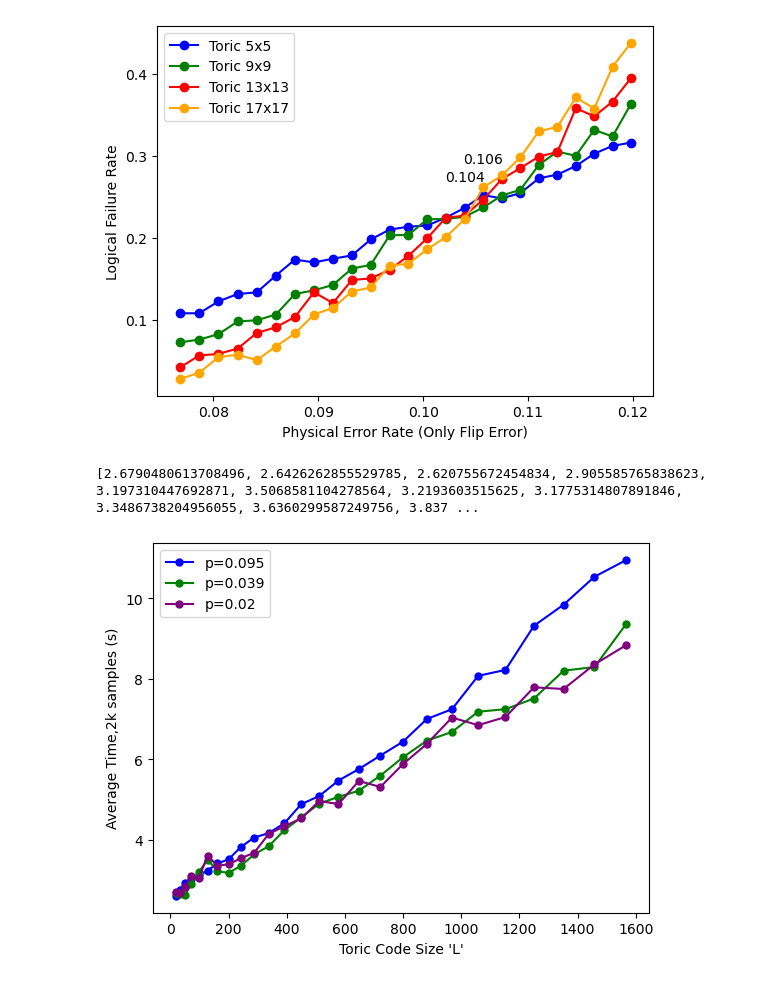
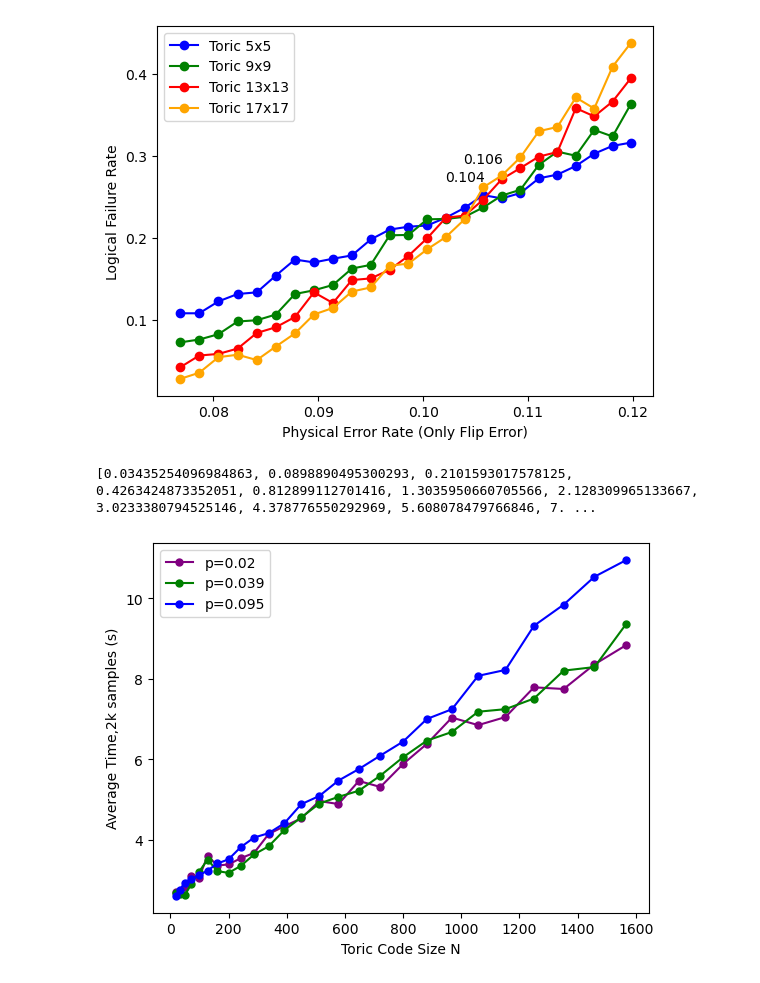
Before and after one commit to Winfred666/SurfaceCode-MWPMDecoder, a Jupyter notebook: testbench/visualizer.ipynb, the cells around one changed output. Drawn from its saved outputs; the diff is of its cells as text; code cells hidden in the pictures.

Commit message:
finish ours test

```diff
--- a/testbench/visualizer.ipynb
+++ b/testbench/visualizer.ipynb
@@ -168,15 +168,15 @@ def check_error(error_g,correct_g):
 #now try to read from a file and plot the result
 
 test_num = 2000
-test_batches = 26
+test_batches = 25
 testset_list = []
 resultset_list = []
 for i in range(test_batches):
     testset_list.append(read_test_file("test"+str(i)+".npz"))
     resultset_list.append(read_result_file("result"+str(i)+".npz"))
 
-batch_index = 4
-vi= 8
+batch_index = 2
+vi= 1
 print("lattice with error, green-Y(bit-phase flip), blue-Z(phase flip) , red-X(bit flip):")
 plot_lattice(testset_list[batch_index][vi],testset_list[batch_index][vi]["sizeX"],testset_list[batch_index][vi]["sizeY"])
 # print("syndrome X:")
@@ -250,38 +256,44 @@ plt.show()
 # time complexity of blossom algorithm is O(n^3)
 
 ave_time_list_p001_sparseblossom = [2.708850145339966, 2.6779720783233643, 2.8156070709228516, 3.1036834716796875, 3.048625946044922, 3.5983729362487793, 3.3589956760406494, 3.3869259357452393, 3.540484666824341, 3.6748149394989014, 4.142287731170654, 4.336275100708008, 4.53142237663269, 4.961398363113403, 4.886938810348511, 5.4609291553497314, 5.311902761459351, 5.881735324859619, 6.383208990097046, 7.035927772521973, 6.848365068435669, 7.048688173294067, 7.787708044052124, 7.746206521987915, 8.358363151550293, 8.840993881225586]
 ave_time_list_p002_sparseblossom = [2.6790480613708496, 2.6426262855529785, 2.620755672454834, 2.905585765838623, 3.197310447692871, 3.5068581104278564, 3.2193603515625, 3.1775314807891846, 3.3486738204956055, 3.6360299587249756, 3.837155342102051, 4.238603353500366, 4.5546793937683105, 4.897956848144531, 5.0664613246917725, 5.217644691467285, 5.593734502792358, 6.0507121086120605, 6.46352219581604, 6.677972316741943, 7.1812684535980225, 7.244709491729736, 7.509419918060303, 8.202259063720703, 8.291025400161743, 9.373029232025146]
 ave_time_list_p005_sparseblossom = [2.6042439937591553, 2.748619556427002, 2.9370028972625732, 3.021587371826172, 3.1119513511657715, 3.235591173171997, 3.4106404781341553, 3.513197183609009, 3.8165979385375977, 4.055023670196533, 4.163686752319336, 4.410141944885254, 4.883305788040161, 5.087512493133545, 5.47108268737793, 5.756395578384399, 6.091907978057861, 6.4382243156433105, 7.001672267913818, 7.2431089878082275, 8.073237657546997, 8.220094919204712, 9.31683897972107, 9.841895341873169, 10.536110162734985, 10.953365564346313]
 # this is toric code size, L, not N
 
+
+ave_time_list_m20_ours = [0.03591108322143555, 0.0736699104309082, 0.23602986335754395, 0.5736174583435059, 1.3535192012786865, 2.4927146434783936, 5.418102264404297, 9.578774452209473, 15.548527240753174, 25.946569442749023, 40.54640293121338, 56.029338121414185, 76.84418439865112, 97.84628772735596, 128.0354199409485]
+ave_time_list_m15_ours = [0.03317689895629883, 0.09982705116271973, 0.23319244384765625, 0.5849206447601318, 1.3794984817504883, 2.5203490257263184, 4.990632057189941, 8.701904535293579, 13.191720008850098, 19.839821577072144, 27.23288083076477, 36.551472187042236, 45.510831117630005, 60.019898414611816, 76.68719625473022]
+ave_time_list_m5_ours = [0.03435254096984863, 0.0898890495300293, 0.2101593017578125, 0.4263424873352051, 0.812899112701416, 1.3035950660705566, 2.128309965133667, 3.0233380794525146, 4.378776550292969, 5.608078479766846, 7.794077396392822, 10.346102952957153, 13.74793267250061, 17.436210870742798, 22.944544076919556]
+
 time_x = np.arange(3,29,1,dtype=int)**2 *2
-
 
 ave_time_list=[]
 
 for ii in range(0,test_batches):
     ave_time=0
     for i in range(0,test_num):
         ave_time += resultset_list[ii][i]["time"]
     ave_time = ave_time
     ave_time_list.append(ave_time)
 print(ave_time_list)
 # Create a figure and axis
 fig, ax = plt.subplots()
 # Plot the lines
 
-ax.plot(time_x, ave_time_list_p005, label=f'p={round(get_z_errorrate(0.05),3)}', color='blue', marker='o',markersize=5)
-ax.plot(time_x, ave_time_list_p002, label=f'p={round(get_z_errorrate(0.02),3)}', color='green', marker='o',markersize=5)
-ax.plot(time_x, ave_time_list_p001, label=f'p={round(get_z_errorrate(0.01),3)}', color='purple', marker='o',markersize=5)
-
+# ax.plot(time_x, ave_time_list_m20_ours, label=f'm=25', color='blue', marker='o',markersize=5)
+# ax.plot(time_x, ave_time_list_m15_ours, label=f'm=15', color='green', marker='o',markersize=5)
+# ax.plot(time_x, ave_time_list_m5_ours, label=f'm=5', color='purple', marker='o',markersize=5)
+ax.plot(time_x, ave_time_list_p001_sparseblossom, label=f'p={round(get_z_errorrate(0.01),3)}', color='purple', marker='o',markersize=5)
+ax.plot(time_x, ave_time_list_p002_sparseblossom, label=f'p={round(get_z_errorrate(0.02),3)}', color='green', marker='o',markersize=5)
+ax.plot(time_x, ave_time_list_p005_sparseblossom, label=f'p={round(get_z_errorrate(0.05),3)}', color='blue', marker='o',markersize=5)
 # Add a title and labels
 # ax.set_title('Multiple Line Chart Example')
-ax.set_xlabel("Toric Code Size 'L'")
+ax.set_xlabel("Toric Code Size N")
 ax.set_ylabel('Average Time,2k samples (s)')
 # Add a legend
 ax.legend()
 # Show the plot
 plt.show()
 # %% [output]
-[2.6790480613708496, 2.6426262855529785, 2.620755672454834, 2.905585765838623, 3.197310447692871, 3.5068581104278564, 3.2193603515625, 3.1775314807891846, 3.3486738204956055, 3.6360299587249756, 3.837 ...
+[0.03435254096984863, 0.0898890495300293, 0.2101593017578125, 0.4263424873352051, 0.812899112701416, 1.3035950660705566, 2.128309965133667, 3.0233380794525146, 4.378776550292969, 5.608078479766846, 7. ...
-[figure, old version]
+[figure, new version]
```
Also changed, not shown: parts of 2 cells of this notebook, 4 other files.
